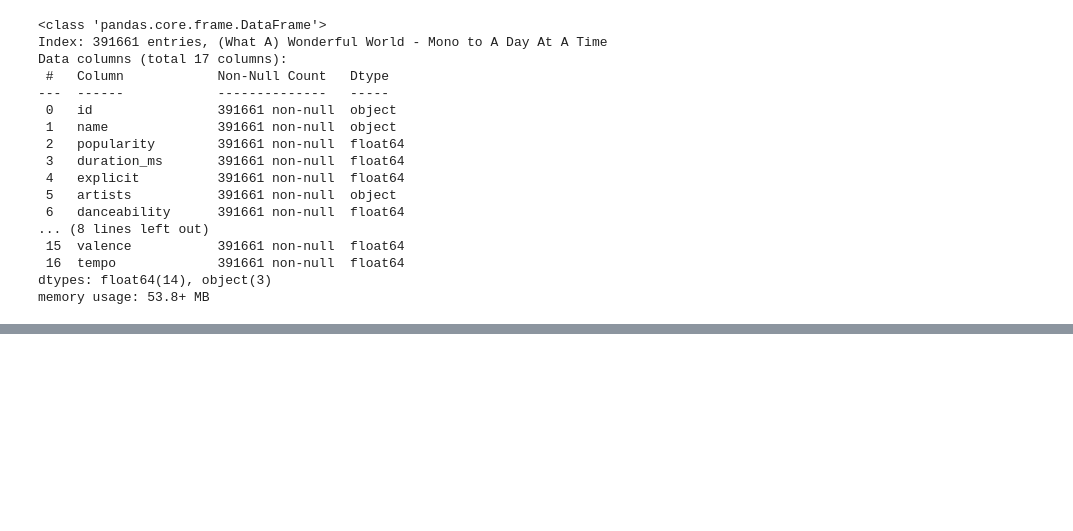
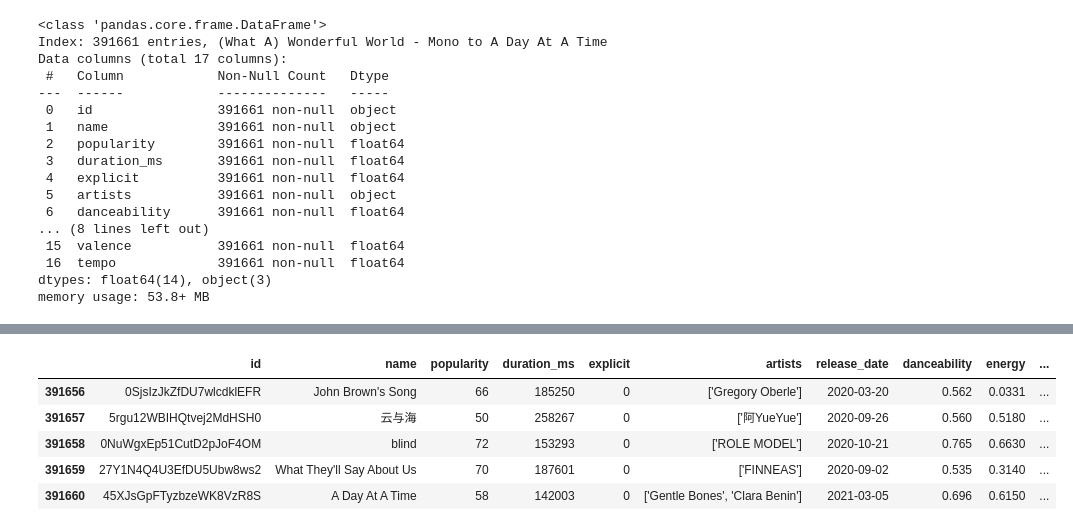
Before and after one commit to junipear21/capstone-group-8-Spotify, a Jupyter notebook: Machine_Learning/Final_KNN_Song_Recommender.ipynb, the cells around one changed output, grey strips where cells are left out. Cells and saved outputs as stored; diff of their text form; code cells hidden in the pictures; blank space fills up the shorter version.

```diff
--- a/Machine_Learning/Final_KNN_Song_Recommender.ipynb
+++ b/Machine_Learning/Final_KNN_Song_Recommender.ipynb
@@ -222,0 +314,9 @@ recommender(song, model_knn, KNN_top_tracks_alpha, KNN_top_tracks_proc)
+# %%
+KNN_top_tracks_alpha.tail()
+# %% [output]
+|  | id | name | popularity | duration_ms | explicit | artists | release_date | danceability | energy | ... |
+| 391656 | 0SjsIzJkZfDU7wlcdklEFR | John Brown's Song | 66 | 185250 | 0 | ['Gregory Oberle'] | 2020-03-20 | 0.562 | 0.0331 | ... |
+| 391657 | 5rgu12WBIHQtvej2MdHSH0 | 云与海 | 50 | 258267 | 0 | ['阿YueYue'] | 2020-09-26 | 0.560 | 0.5180 | ... |
+| 391658 | 0NuWgxEp51CutD2pJoF4OM | blind | 72 | 153293 | 0 | ['ROLE MODEL'] | 2020-10-21 | 0.765 | 0.6630 | ... |
+| 391659 | 27Y1N4Q4U3EfDU5Ubw8ws2 | What They'll Say About Us | 70 | 187601 | 0 | ['FINNEAS'] | 2020-09-02 | 0.535 | 0.3140 | ... |
+| 391660 | 45XJsGpFTyzbzeWK8VzR8S | A Day At A Time | 58 | 142003 | 0 | ['Gentle Bones', 'Clara Benin'] | 2021-03-05 | 0.696 | 0.6150 | ... |
```
Also changed, not shown: parts of 26 cells of this notebook, 3 other files.
